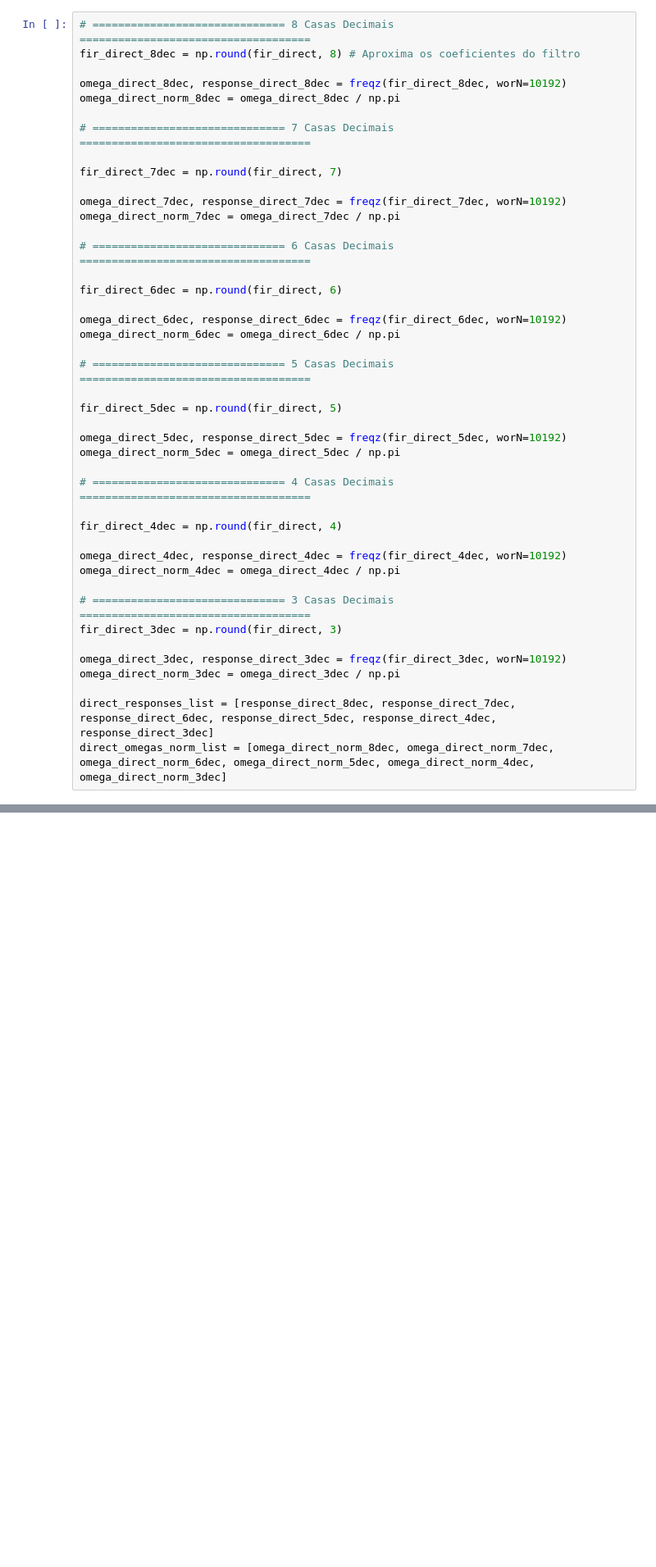
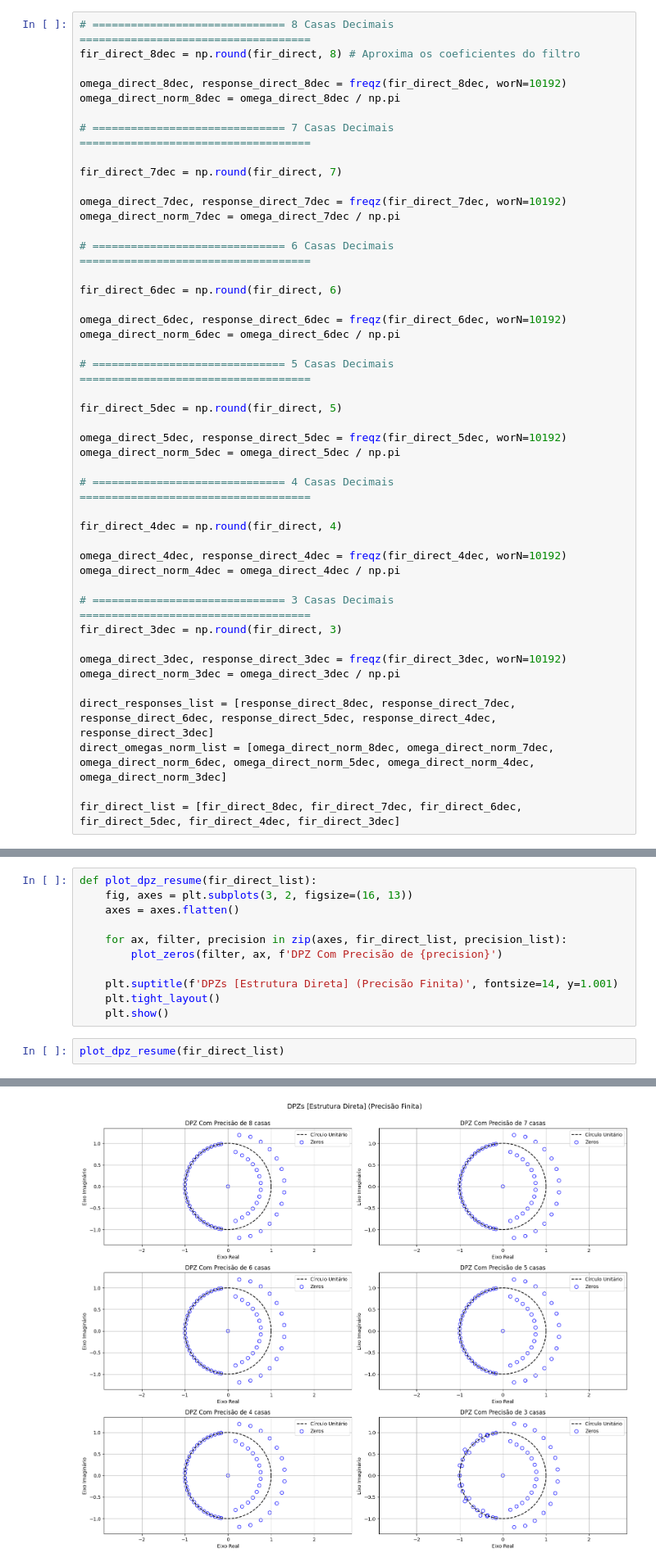
Before and after one commit to miguelmota2301/Butterworth-Bilinear-Filter, a Jupyter notebook: AVA_PDS_RodrigoFreitas_MiguelFeliciano.ipynb, the cells around one changed output, grey strips where cells are left out. Shown at 82% size. Cells and saved outputs as stored; diff of their text form; blank space fills up the shorter version.

```diff
--- a/AVA_PDS_RodrigoFreitas_MiguelFeliciano.ipynb
+++ b/AVA_PDS_RodrigoFreitas_MiguelFeliciano.ipynb
@@ -501,6 +529,8 @@ omega_direct_norm_3dec = omega_direct_3dec / np.pi
 
 direct_responses_list = [response_direct_8dec, response_direct_7dec, response_direct_6dec, response_direct_5dec, response_direct_4dec, response_direct_3dec]
 direct_omegas_norm_list = [omega_direct_norm_8dec, omega_direct_norm_7dec, omega_direct_norm_6dec, omega_direct_norm_5dec, omega_direct_norm_4dec, omega_direct_norm_3dec]
+
+fir_direct_list = [fir_direct_8dec, fir_direct_7dec, fir_direct_6dec, fir_direct_5dec, fir_direct_4dec, fir_direct_3dec]
 # %% [markdown]
 ### Aproximação Estrutura em Cascata
 # %%
@@ -549,0 +582,14 @@ cascade_omegas_norm_list = [omega_cascade_norm_8dec, omega_cascade_norm_7dec, om
+# %%
+def plot_dpz_resume(fir_direct_list):
+    fig, axes = plt.subplots(3, 2, figsize=(16, 13))
+    axes = axes.flatten()
+
+    for ax, filter, precision in zip(axes, fir_direct_list, precision_list):
+        plot_zeros(filter, ax, f'DPZ Com Precisão de {precision}')
+
+    plt.suptitle(f'DPZs [Estrutura Direta] (Precisão Finita)', fontsize=14, y=1.001)
+    plt.tight_layout()
+    plt.show()
+# %%
+plot_dpz_resume(fir_direct_list)
+# %% [output]
@@ -550,3 +608,4 @@ cascade_omegas_norm_list = [omega_cascade_norm_8dec, omega_cascade_norm_7dec, om
+[figure, added]
 # %% [markdown]
 ### Comparação
 # %%
```
Also changed, not shown: parts of 6 cells of this notebook.
